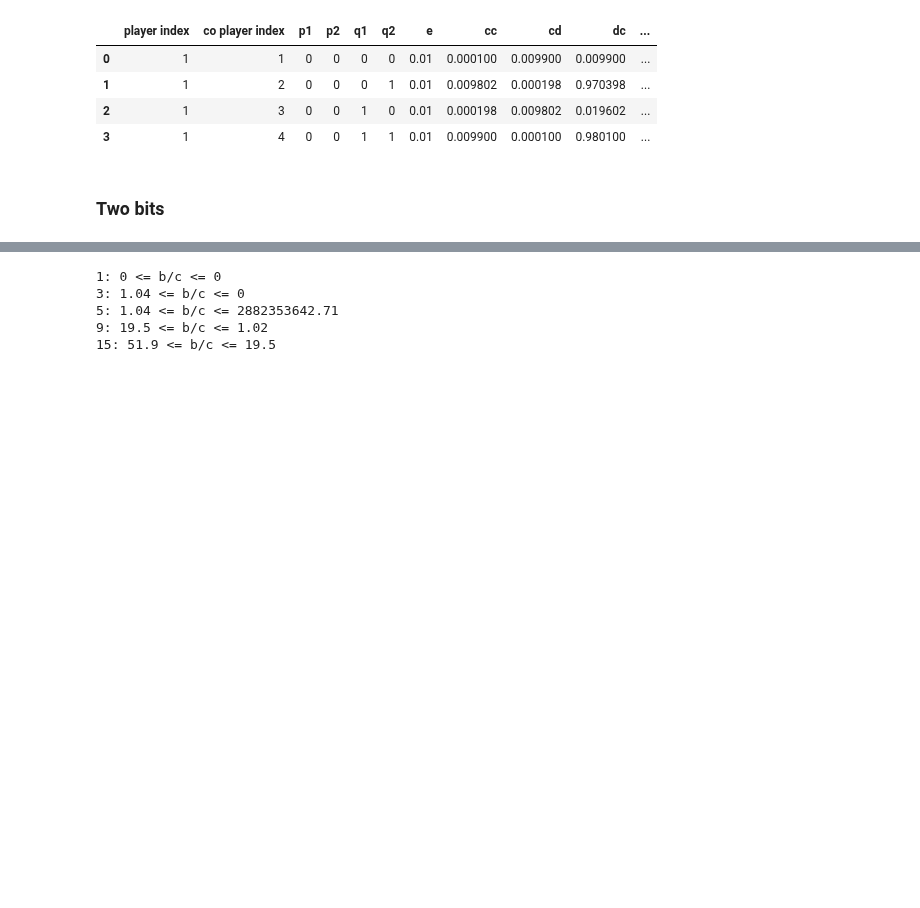
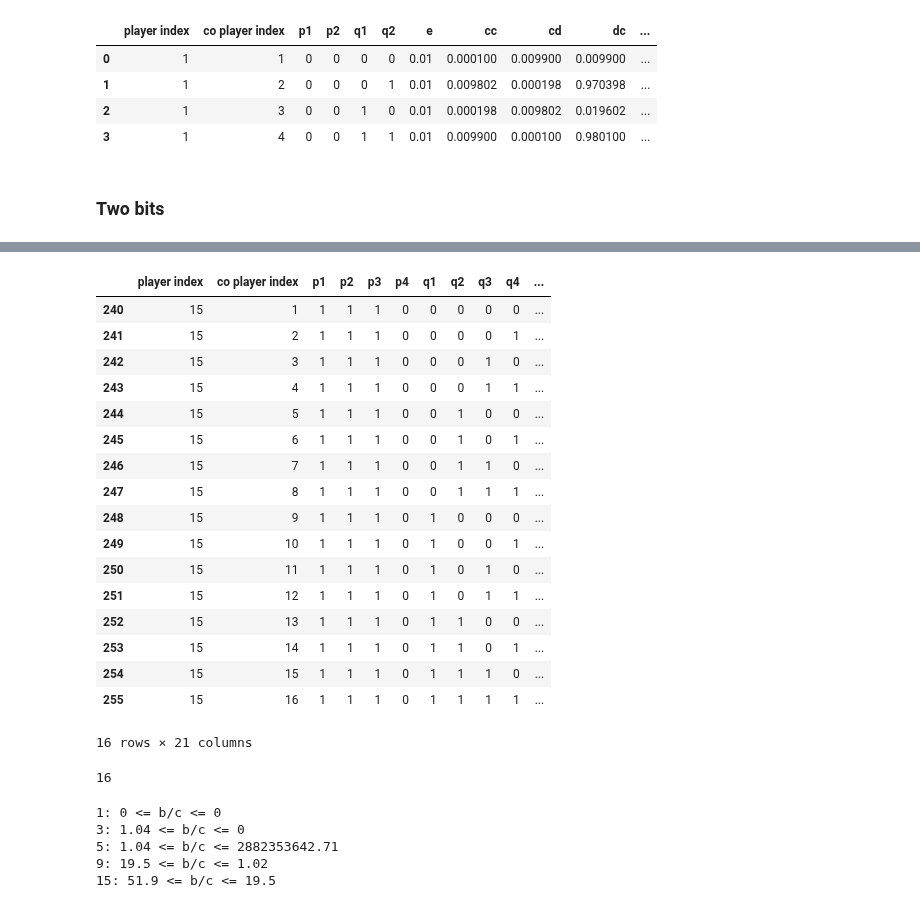
Before and after one commit to Nikoleta-v3/conditional-cooperation-with-longer-memory, a Jupyter notebook: nbs/2. Pure Nash with Noise.ipynb, the cells around one changed output, grey strips where cells are left out. Cells and saved outputs as stored; diff of their text form; code cells hidden in the pictures; blank space fills up the shorter version.

```diff
--- a/nbs/2. Pure Nash with Noise.ipynb
+++ b/nbs/2. Pure Nash with Noise.ipynb
@@ -125,6 +125,31 @@ df[(df['Q3 empty'] == True) & (df['Q4 empty'] == True)]
 | 4 | 5 | [1.0412328196234282, 1.0, 1.04121... | [2882353642.7057486] | [] | [] | True | True |
 | 8 | 9 | [19.503333337744937] | [1.5152617371163994, 51.897825271... | [] | [] | True | True |
 | 14 | 15 | [1.020306234430547, 1.34372062108... | [19.503623311907123] | [] | [] | True | True |
+# %%
+two_bit[two_bit['player index'] == 15]
+# %% [output]
+|  | player index | co player index | p1 | p2 | p3 | p4 | q1 | q2 | q3 | q4 | ... |
+| 240 | 15 | 1 | 1 | 1 | 1 | 0 | 0 | 0 | 0 | 0 | ... |
+| 241 | 15 | 2 | 1 | 1 | 1 | 0 | 0 | 0 | 0 | 1 | ... |
+| 242 | 15 | 3 | 1 | 1 | 1 | 0 | 0 | 0 | 1 | 0 | ... |
+| 243 | 15 | 4 | 1 | 1 | 1 | 0 | 0 | 0 | 1 | 1 | ... |
+| 244 | 15 | 5 | 1 | 1 | 1 | 0 | 0 | 1 | 0 | 0 | ... |
+| 245 | 15 | 6 | 1 | 1 | 1 | 0 | 0 | 1 | 0 | 1 | ... |
+| 246 | 15 | 7 | 1 | 1 | 1 | 0 | 0 | 1 | 1 | 0 | ... |
+| 247 | 15 | 8 | 1 | 1 | 1 | 0 | 0 | 1 | 1 | 1 | ... |
+| 248 | 15 | 9 | 1 | 1 | 1 | 0 | 1 | 0 | 0 | 0 | ... |
+| 249 | 15 | 10 | 1 | 1 | 1 | 0 | 1 | 0 | 0 | 1 | ... |
+| 250 | 15 | 11 | 1 | 1 | 1 | 0 | 1 | 0 | 1 | 0 | ... |
+| 251 | 15 | 12 | 1 | 1 | 1 | 0 | 1 | 0 | 1 | 1 | ... |
+| 252 | 15 | 13 | 1 | 1 | 1 | 0 | 1 | 1 | 0 | 0 | ... |
+| 253 | 15 | 14 | 1 | 1 | 1 | 0 | 1 | 1 | 0 | 1 | ... |
+| 254 | 15 | 15 | 1 | 1 | 1 | 0 | 1 | 1 | 1 | 0 | ... |
+| 255 | 15 | 16 | 1 | 1 | 1 | 0 | 1 | 1 | 1 | 1 | ... |
+16 rows × 21 columns
+# %%
+2 ** 4
+# %% [output]
+16
 # %%
 for i, row in df[(df['Q3 empty'] == True) & (df['Q4 empty'] == True)].iterrows():
     ub = False
```
Also changed, not shown: 6 other files.
